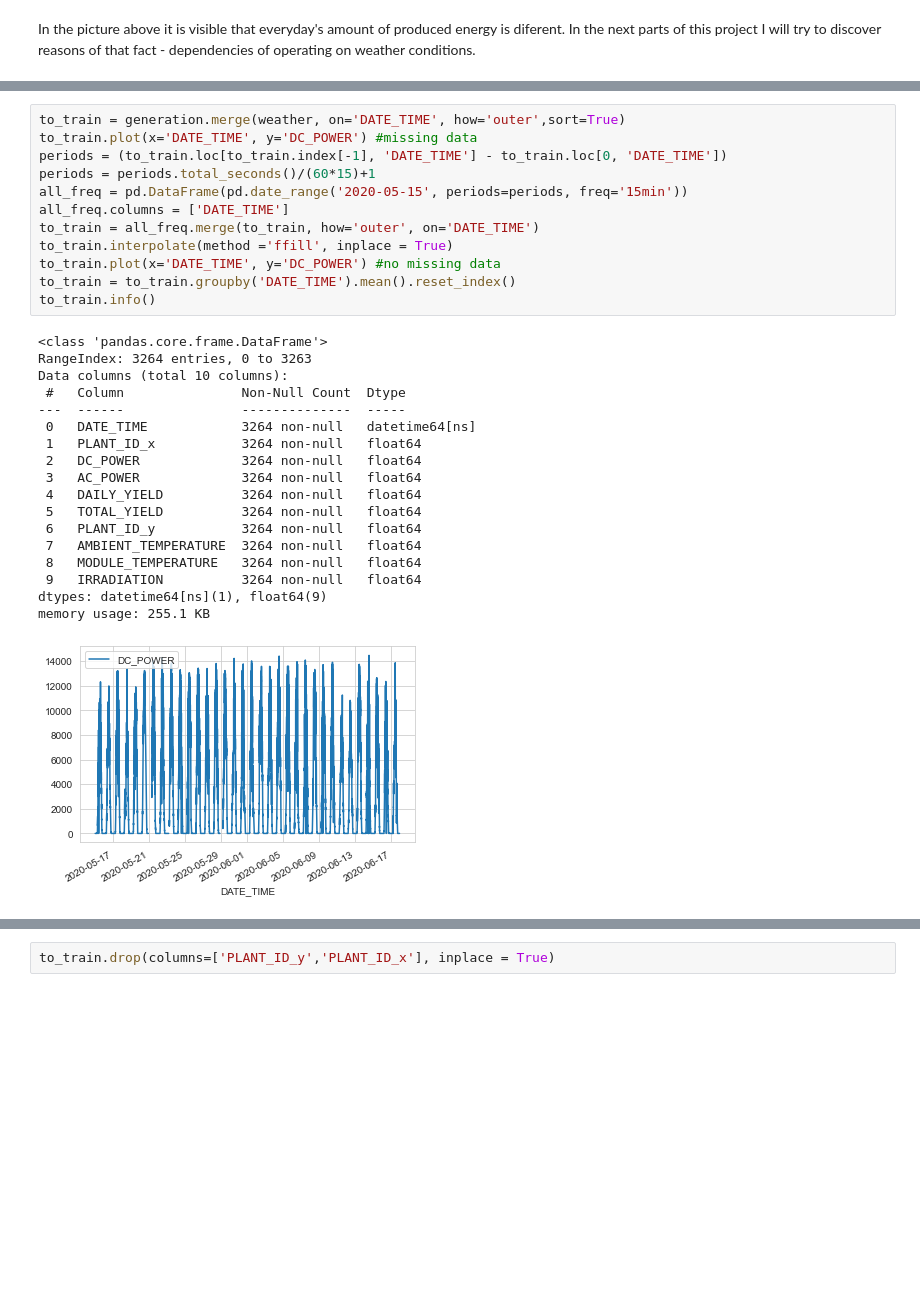
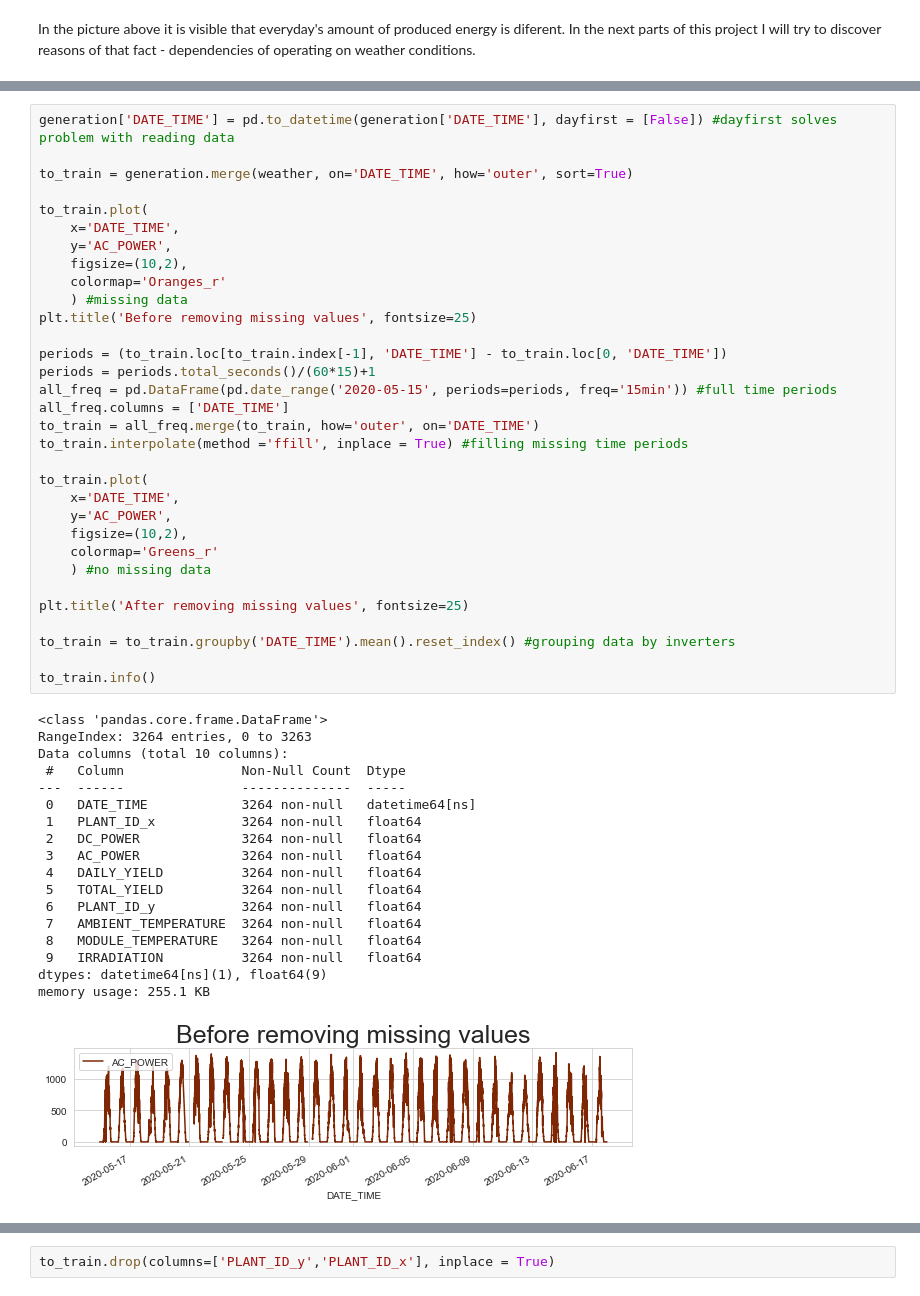
Before and after one commit to karolinaprzewoznik/Energy_EDA, a Jupyter notebook: SOLAR_POWER_PROJECT.ipynb, the cells around one changed output, grey strips where cells are left out. Cells and saved outputs as stored; diff of their text form; blank space fills up the shorter version.

```diff
--- a/SOLAR_POWER_PROJECT.ipynb
+++ b/SOLAR_POWER_PROJECT.ipynb
@@ -88,31 +61,51 @@ plt.show()
 # %%
-to_train = generation.merge(weather, on='DATE_TIME', how='outer',sort=True)
-to_train.plot(x='DATE_TIME', y='DC_POWER') #missing data
+generation['DATE_TIME'] = pd.to_datetime(generation['DATE_TIME'], dayfirst = [False]) #dayfirst solves problem with reading data
+
+to_train = generation.merge(weather, on='DATE_TIME', how='outer', sort=True)
+
+to_train.plot(
+    x='DATE_TIME',
+    y='AC_POWER',
+    figsize=(10,2),
+    colormap='Oranges_r'
+    ) #missing data
+plt.title('Before removing missing values', fontsize=25)
+
 periods = (to_train.loc[to_train.index[-1], 'DATE_TIME'] - to_train.loc[0, 'DATE_TIME'])
 periods = periods.total_seconds()/(60*15)+1
-all_freq = pd.DataFrame(pd.date_range('2020-05-15', periods=periods, freq='15min'))
+all_freq = pd.DataFrame(pd.date_range('2020-05-15', periods=periods, freq='15min')) #full time periods
 all_freq.columns = ['DATE_TIME']
 to_train = all_freq.merge(to_train, how='outer', on='DATE_TIME')
-to_train.interpolate(method ='ffill', inplace = True)
-to_train.plot(x='DATE_TIME', y='DC_POWER') #no missing data
-to_train = to_train.groupby('DATE_TIME').mean().reset_index()
+to_train.interpolate(method ='ffill', inplace = True) #filling missing time periods
+
+to_train.plot(
+    x='DATE_TIME',
+    y='AC_POWER',
+    figsize=(10,2),
+    colormap='Greens_r'
+    ) #no missing data
+
+plt.title('After removing missing values', fontsize=25)
+
+to_train = to_train.groupby('DATE_TIME').mean().reset_index() #grouping data by inverters
+
 to_train.info()
 # %% [output]
 <class 'pandas.core.frame.DataFrame'>
 RangeIndex: 3264 entries, 0 to 3263
 Data columns (total 10 columns):
  #   Column               Non-Null Count  Dtype
 ---  ------               --------------  -----
  0   DATE_TIME            3264 non-null   datetime64[ns]
  1   PLANT_ID_x           3264 non-null   float64
  2   DC_POWER             3264 non-null   float64
  3   AC_POWER             3264 non-null   float64
  4   DAILY_YIELD          3264 non-null   float64
  5   TOTAL_YIELD          3264 non-null   float64
  6   PLANT_ID_y           3264 non-null   float64
  7   AMBIENT_TEMPERATURE  3264 non-null   float64
  8   MODULE_TEMPERATURE   3264 non-null   float64
  9   IRRADIATION          3264 non-null   float64
 dtypes: datetime64[ns](1), float64(9)
 memory usage: 255.1 KB
-[figure, old version]
+[figure, new version]
```
Also changed, not shown: parts of 28 cells of this notebook.
